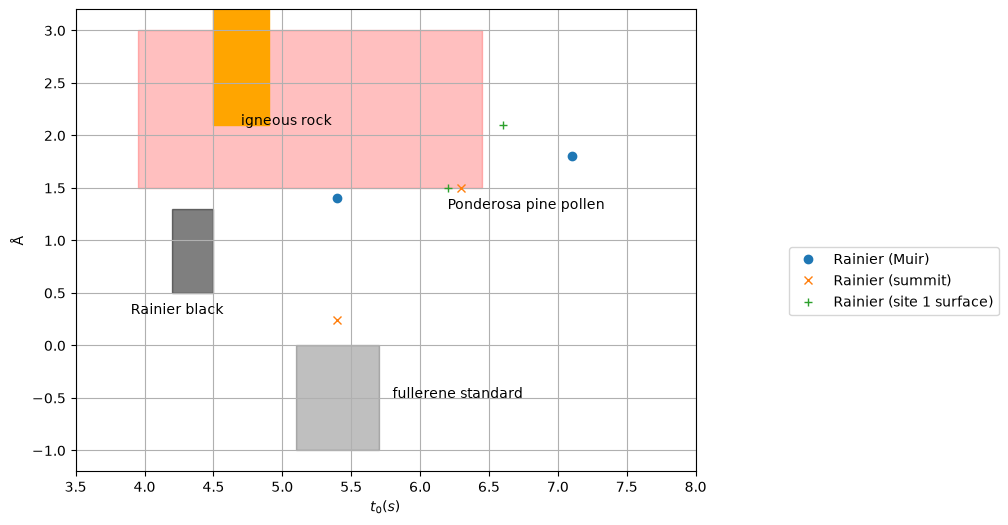
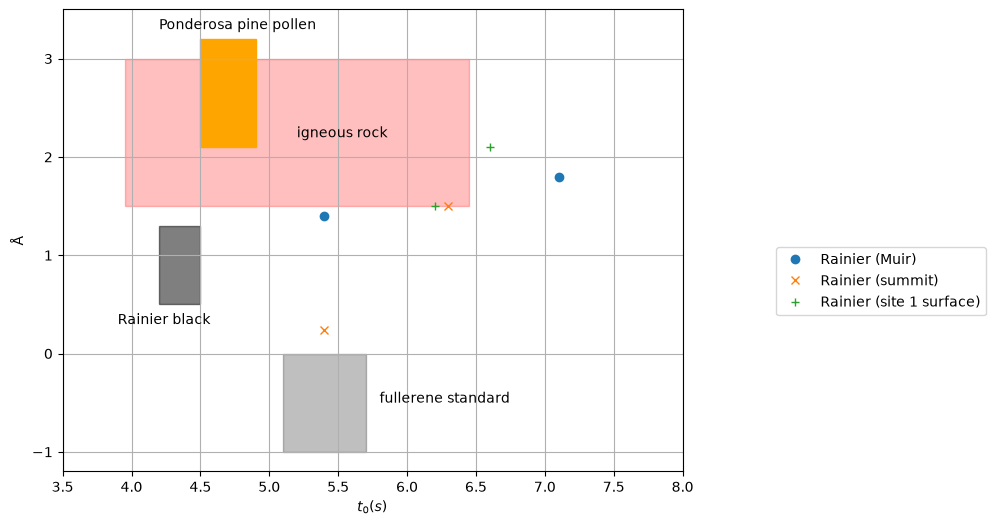
Unified diff of the notebook cell whose output changed from the first chart to the second:
--- before
+++ after
@@ -2,5 +2,5 @@
 plt.xlim([3.5, 8])
 plt.xlabel("$t_0 (s)$")
-plt.ylim([-1.2, 3.2])
+plt.ylim([-1.2, 3.5])
 plt.ylabel("Å")
 plt.grid(True)
@@ -8,8 +8,8 @@
 
 rect = Rectangle((3.95, 1.5), 2.5, 1.5, fill=True, color='red', alpha=alpha/2); ax.add_patch(rect)
-plt.text(4.7, 2.1, 'igneous rock')
+plt.text(5.2, 2.2, 'igneous rock')
 
 rect = Rectangle((4.5, 2.1), 0.4, 1.1, fill=True, color='orange', alpha=1); ax.add_patch(rect)
-plt.text(6.2,1.3,'Ponderosa pine pollen')
+plt.text(4.2,3.3,'Ponderosa pine pollen')
 
 rect = Rectangle((4.2, 0.5), 0.3, 0.8, fill=True, color='black', alpha=alpha); ax.add_patch(rect)

Commit: AAE boxes update